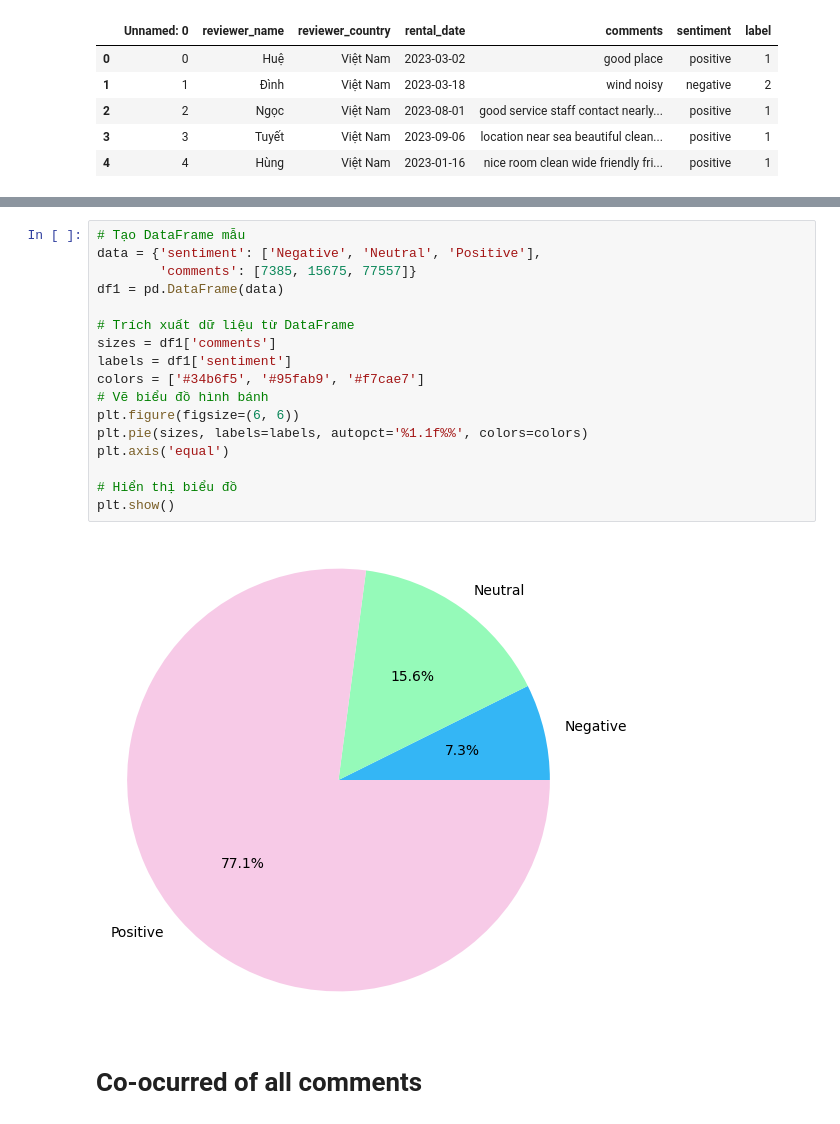
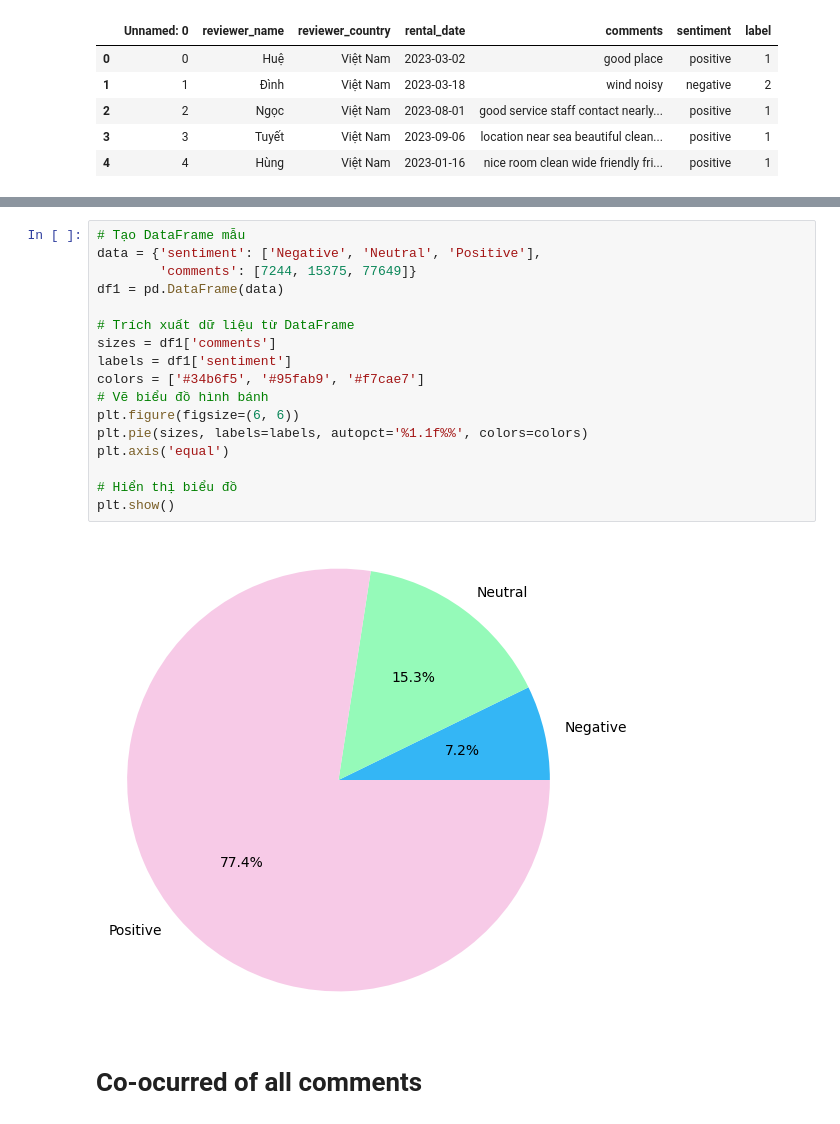
Before and after one commit to Tamuonanthit/NCKH_Airbnb, a Jupyter notebook: NCKH-1.ipynb, the cells around one changed output, grey strips where cells are left out. Drawn from its saved outputs; the diff is of its cells as text.

```diff
--- a/NCKH-1.ipynb
+++ b/NCKH-1.ipynb
@@ -667,22 +731,22 @@ positive        77557        77557     77557  77557
 # %%
 # Tạo DataFrame mẫu
 data = {'sentiment': ['Negative', 'Neutral', 'Positive'],
-        'comments': [7385, 15675, 77557]}
+        'comments': [7244, 15375, 77649]}
 df1 = pd.DataFrame(data)
 
 # Trích xuất dữ liệu từ DataFrame
 sizes = df1['comments']
 labels = df1['sentiment']
 colors = ['#34b6f5', '#95fab9', '#f7cae7']
 # Vẽ biểu đồ hình bánh
 plt.figure(figsize=(6, 6))
 plt.pie(sizes, labels=labels, autopct='%1.1f%%', colors=colors)
 plt.axis('equal')
 
 # Hiển thị biểu đồ
 plt.show()
 # %% [output]
-[figure, old version]
+[figure, new version]
 # %% [markdown]
 # Co-ocurred of all comments
 # %%
```
Also changed, not shown: parts of 46 cells of this notebook, 4 other files.
